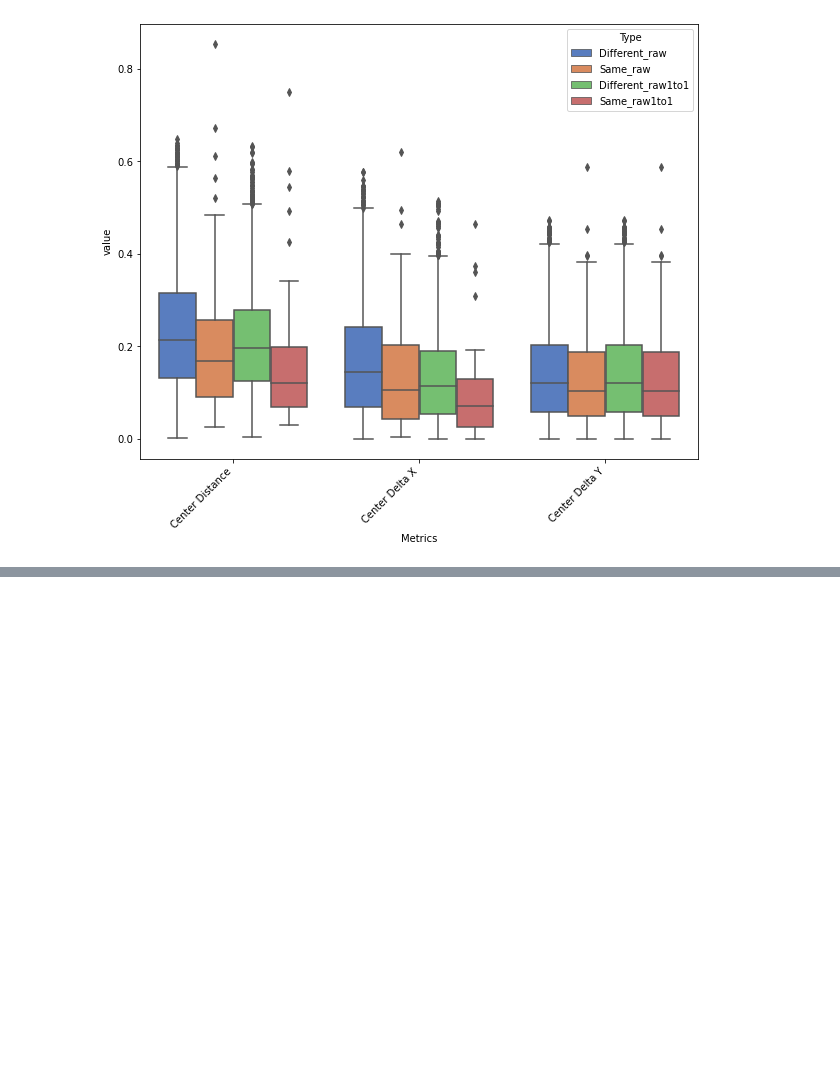
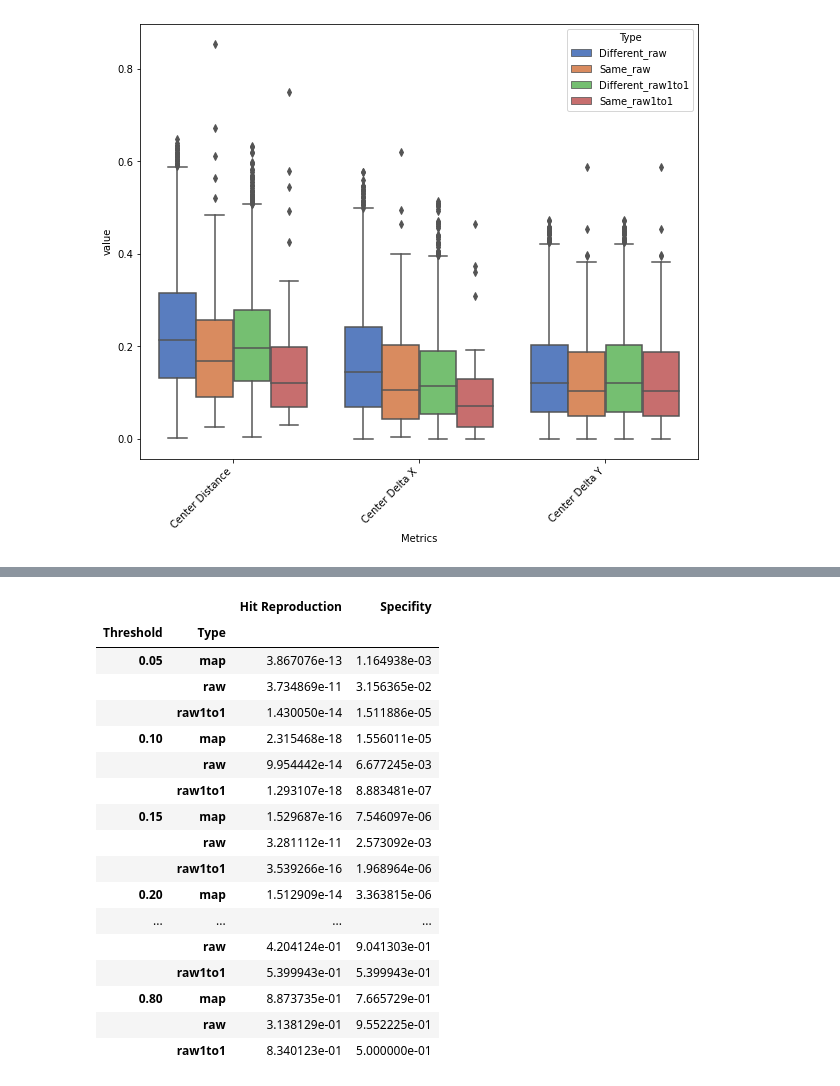
Before and after one commit to leorrose/CellProfiling-research, a Jupyter notebook: code/notebooks/Repeated-Results.ipynb, the cells around one changed output, grey strips where cells are left out. Cells and saved outputs as stored; diff of their text form; code cells hidden in the pictures; blank space fills up the shorter version.

```diff
--- a/code/notebooks/Repeated-Results.ipynb
+++ b/code/notebooks/Repeated-Results.ipynb
@@ -589,0 +623,22 @@ compares.groupby(['Metrics','Type']).describe()
+# %%
+pvals = compares_algo.groupby('Threshold').apply(extract_pvals)
+pvals
+# %% [output]
+|  |  | Hit Reproduction | Specifity |
+| Threshold | Type |  |  |
+| 0.05 | map | 3.867076e-13 | 1.164938e-03 |
+|  | raw | 3.734869e-11 | 3.156365e-02 |
+|  | raw1to1 | 1.430050e-14 | 1.511886e-05 |
+| 0.10 | map | 2.315468e-18 | 1.556011e-05 |
+|  | raw | 9.954442e-14 | 6.677245e-03 |
+|  | raw1to1 | 1.293107e-18 | 8.883481e-07 |
+| 0.15 | map | 1.529687e-16 | 7.546097e-06 |
+|  | raw | 3.281112e-11 | 2.573092e-03 |
+|  | raw1to1 | 3.539266e-16 | 1.968964e-06 |
+| 0.20 | map | 1.512909e-14 | 3.363815e-06 |
+| ... | ... | ... | ... |
+|  | raw | 4.204124e-01 | 9.041303e-01 |
+|  | raw1to1 | 5.399943e-01 | 5.399943e-01 |
+| 0.80 | map | 8.873735e-01 | 7.665729e-01 |
+|  | raw | 3.138129e-01 | 9.552225e-01 |
+|  | raw1to1 | 8.340123e-01 | 5.000000e-01 |
```
Also changed, not shown: parts of 11 cells of this notebook.
